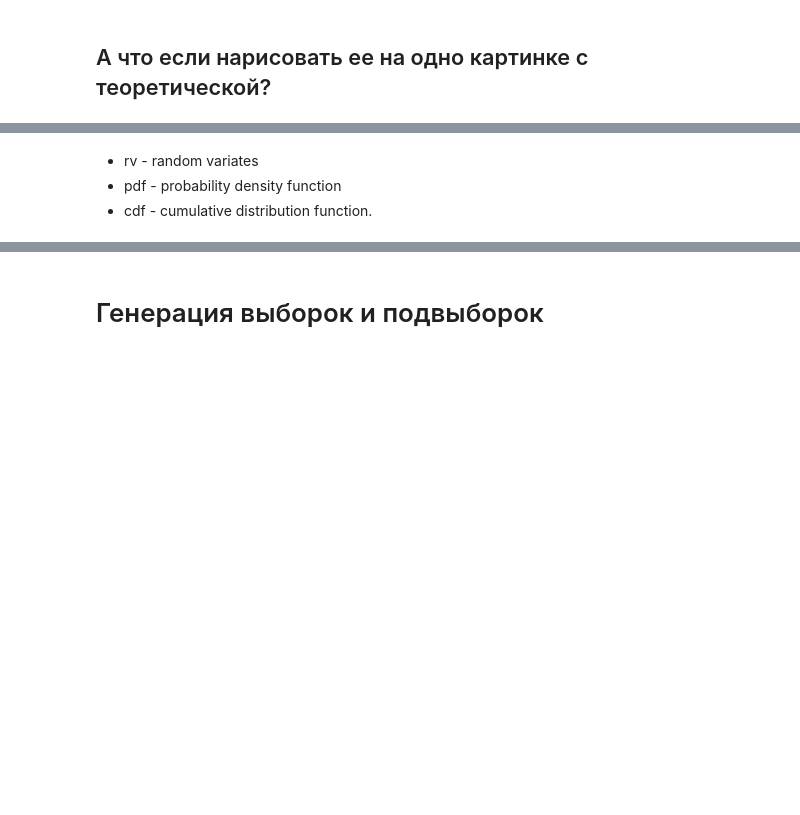
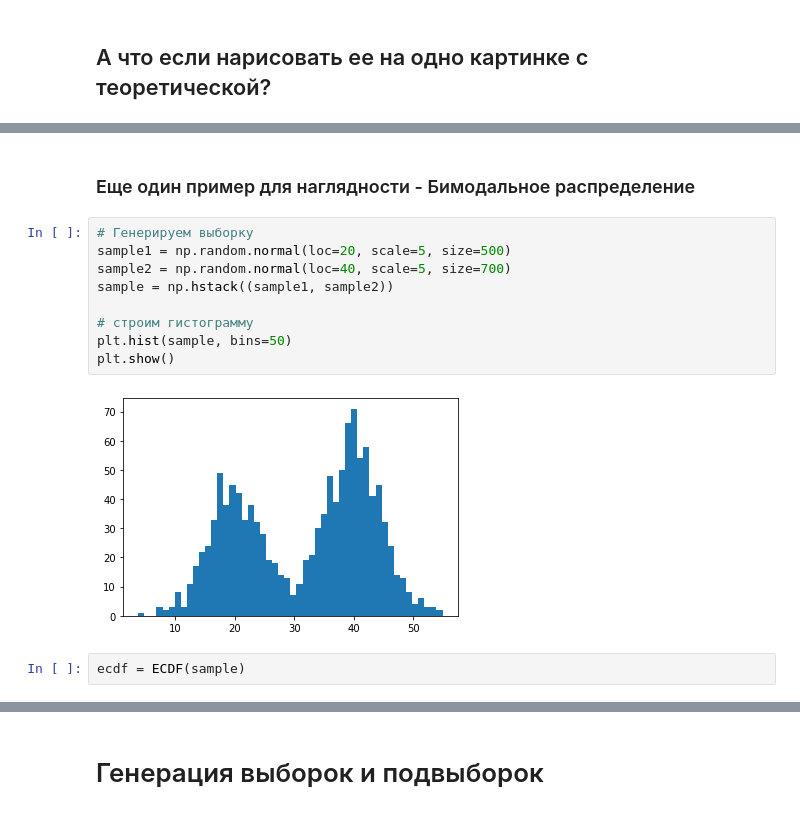
Before and after one commit to a-milenkin/mipt_data_science_2021, a Jupyter notebook: lessons/2-3_lessons.ipynb, the cells around one changed output, grey strips where cells are left out. Cells and saved outputs as stored; diff of their text form; blank space fills up the shorter version.

```diff
--- a/lessons/2-3_lessons.ipynb
+++ b/lessons/2-3_lessons.ipynb
@@ -408,4 +444,15 @@ plt.legend(loc = 'upper left')
-# %% [markdown]
-* rv - random variates
-* pdf - probability density function
-* cdf - cumulative distribution function.
+# %% [markdown]
+### Еще один пример для наглядности - Бимодальное распределение
+# %%
+# Генерируем выборку
+sample1 = np.random.normal(loc=20, scale=5, size=500)
+sample2 = np.random.normal(loc=40, scale=5, size=700)
+sample = np.hstack((sample1, sample2))
+
+# строим гистограмму
+plt.hist(sample, bins=50)
+plt.show()
+# %% [output]
+[figure, added]
+# %%
+ecdf = ECDF(sample)
```
Also changed, not shown: parts of 49 cells of this notebook, 1 other file.
